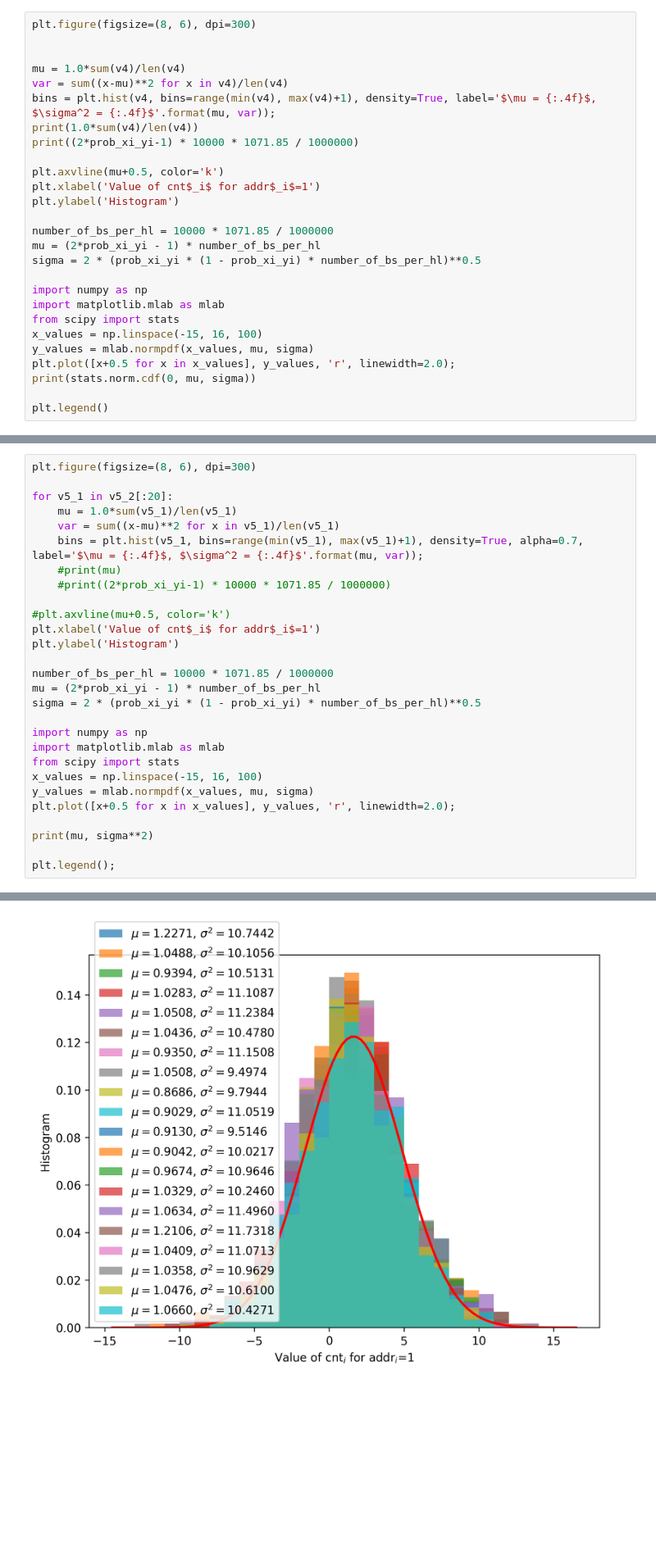
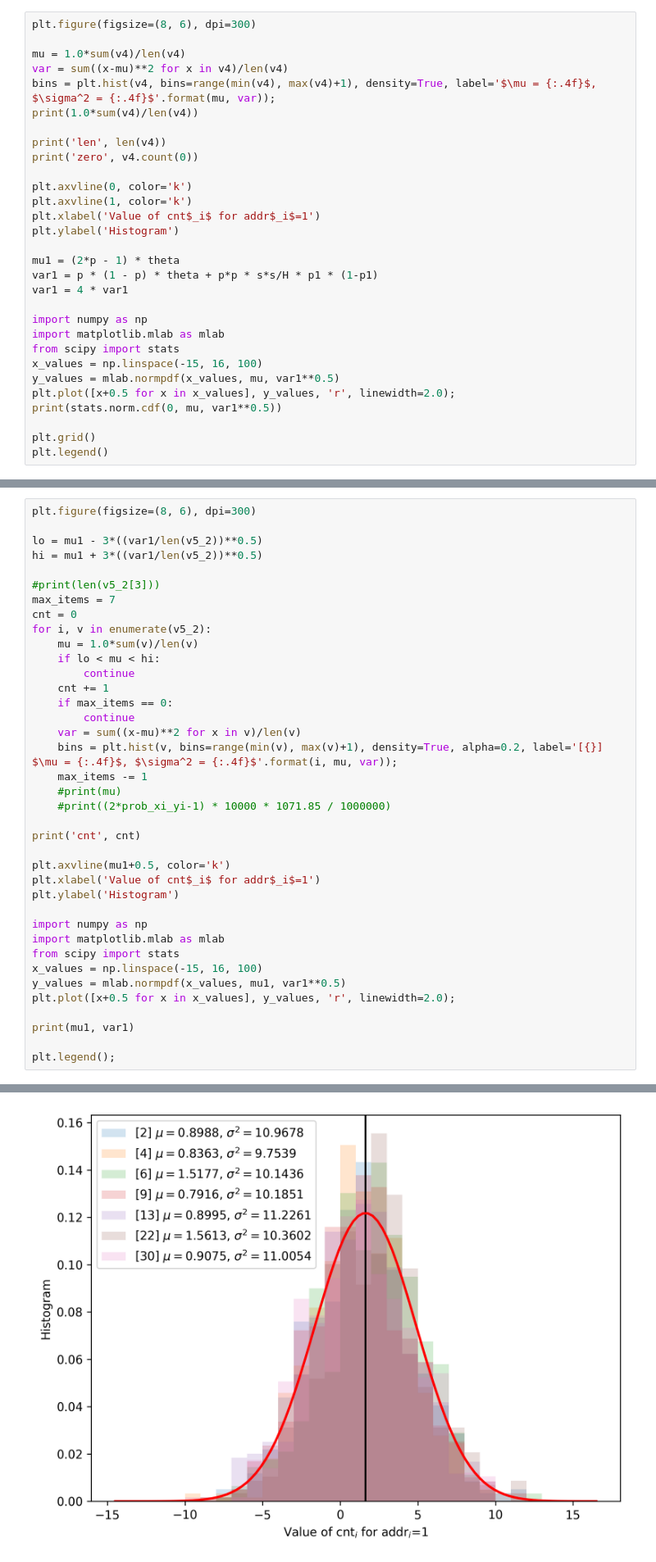
Before and after one commit to msbrogli/sdm-framework, a Jupyter notebook: docs/notebooks/Autocorrelation - Test 1 - Autoassociative (x at x).ipynb, the cells around one changed output, grey strips where cells are left out. Shown at 82% size. Cells and saved outputs as stored; diff of their text form; blank space fills up the shorter version.

```diff
--- a/docs/notebooks/Autocorrelation - Test 1 - Autoassociative (x at x).ipynb
+++ b/docs/notebooks/Autocorrelation - Test 1 - Autoassociative (x at x).ipynb
@@ -115,29 +162,32 @@ for i in range(1000):
             v4.append(cnt1[j])
 # %%
 plt.figure(figsize=(8, 6), dpi=300)
-
 
 mu = 1.0*sum(v4)/len(v4)
 var = sum((x-mu)**2 for x in v4)/len(v4)
 bins = plt.hist(v4, bins=range(min(v4), max(v4)+1), density=True, label='$\mu = {:.4f}$, $\sigma^2 = {:.4f}$'.format(mu, var));
 print(1.0*sum(v4)/len(v4))
-print((2*prob_xi_yi-1) * 10000 * 1071.85 / 1000000)
 
-plt.axvline(mu+0.5, color='k')
+print('len', len(v4))
+print('zero', v4.count(0))
+
+plt.axvline(0, color='k')
+plt.axvline(1, color='k')
 plt.xlabel('Value of cnt$_i$ for addr$_i$=1')
 plt.ylabel('Histogram')
 
-number_of_bs_per_hl = 10000 * 1071.85 / 1000000
-mu = (2*prob_xi_yi - 1) * number_of_bs_per_hl
-sigma = 2 * (prob_xi_yi * (1 - prob_xi_yi) * number_of_bs_per_hl)**0.5
+mu1 = (2*p - 1) * theta
+var1 = p * (1 - p) * theta + p*p * s*s/H * p1 * (1-p1)
+var1 = 4 * var1
 
 import numpy as np
 import matplotlib.mlab as mlab
 from scipy import stats
 x_values = np.linspace(-15, 16, 100)
-y_values = mlab.normpdf(x_values, mu, sigma)
+y_values = mlab.normpdf(x_values, mu, var1**0.5)
 plt.plot([x+0.5 for x in x_values], y_values, 'r', linewidth=2.0);
-print(stats.norm.cdf(0, mu, sigma))
+print(stats.norm.cdf(0, mu, var1**0.5))
 
+plt.grid()
 plt.legend()
 # %% [output]
@@ -178,29 +260,39 @@ while k < 4000:
 # %%
 plt.figure(figsize=(8, 6), dpi=300)
 
-for v5_1 in v5_2[:20]:
-    mu = 1.0*sum(v5_1)/len(v5_1)
-    var = sum((x-mu)**2 for x in v5_1)/len(v5_1)
-    bins = plt.hist(v5_1, bins=range(min(v5_1), max(v5_1)+1), density=True, alpha=0.7, label='$\mu = {:.4f}$, $\sigma^2 = {:.4f}$'.format(mu, var));
+lo = mu1 - 3*((var1/len(v5_2))**0.5)
+hi = mu1 + 3*((var1/len(v5_2))**0.5)
+
+#print(len(v5_2[3]))
+max_items = 7
+cnt = 0
+for i, v in enumerate(v5_2):
+    mu = 1.0*sum(v)/len(v)
+    if lo < mu < hi:
+        continue
+    cnt += 1
+    if max_items == 0:
+        continue
+    var = sum((x-mu)**2 for x in v)/len(v)
+    bins = plt.hist(v, bins=range(min(v), max(v)+1), density=True, alpha=0.2, label='[{}] $\mu = {:.4f}$, $\sigma^2 = {:.4f}$'.format(i, mu, var));
+    max_items -= 1
     #print(mu)
     #print((2*prob_xi_yi-1) * 10000 * 1071.85 / 1000000)
 
-#plt.axvline(mu+0.5, color='k')
+print('cnt', cnt)
+
+plt.axvline(mu1+0.5, color='k')
 plt.xlabel('Value of cnt$_i$ for addr$_i$=1')
 plt.ylabel('Histogram')
-
-number_of_bs_per_hl = 10000 * 1071.85 / 1000000
-mu = (2*prob_xi_yi - 1) * number_of_bs_per_hl
-sigma = 2 * (prob_xi_yi * (1 - prob_xi_yi) * number_of_bs_per_hl)**0.5
 
 import numpy as np
 import matplotlib.mlab as mlab
 from scipy import stats
 x_values = np.linspace(-15, 16, 100)
-y_values = mlab.normpdf(x_values, mu, sigma)
+y_values = mlab.normpdf(x_values, mu1, var1**0.5)
 plt.plot([x+0.5 for x in x_values], y_values, 'r', linewidth=2.0);
 
-print(mu, sigma**2)
+print(mu1, var1)
 
 plt.legend();
 # %% [output]
@@ -208,4 +301,4 @@ plt.legend();
-[figure, old version]
+[figure, new version]
 # %%
 for i in range(len(v5)):
     assert sum(v5_2[i]) == v5[i]
```
Also changed, not shown: parts of 26 cells of this notebook, 1 other file.
